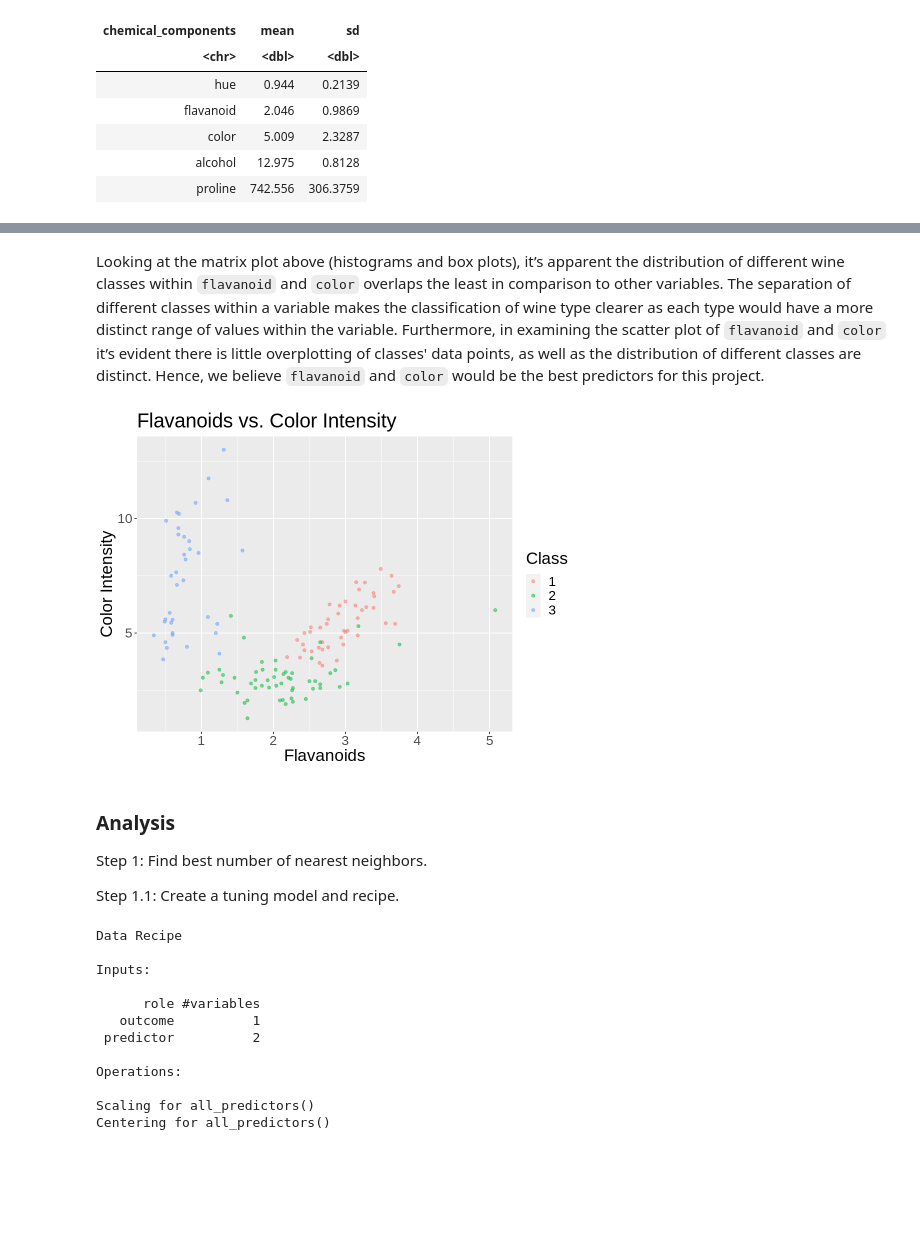
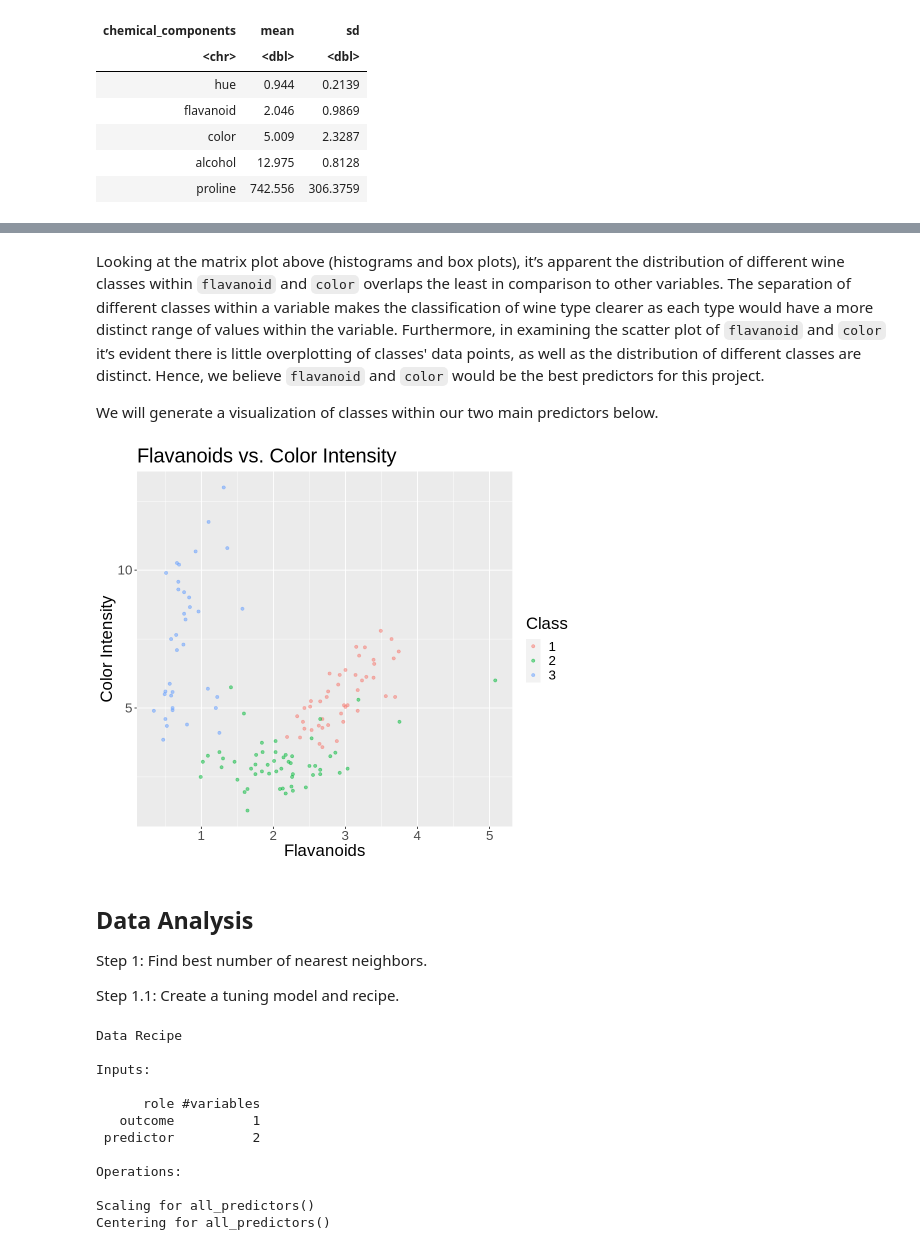
Before and after one commit to Herman-Liao/dsci100groupproject, a Jupyter notebook: Wine Analysis.ipynb, the cells around one changed output, grey strips where cells are left out. Drawn from its saved outputs; the diff is of its cells as text; code cells hidden in the pictures; blank space fills up the shorter version.

```diff
--- a/Wine Analysis.ipynb
+++ b/Wine Analysis.ipynb
@@ -220,18 +250,20 @@ ggpairs(wine_main, aes(color = class, alpha = 0.5), title = "Matrix plot of vari
 # %% [markdown]
 Looking at the matrix plot above (histograms and box plots), it’s apparent the distribution of different wine classes within `flavanoid` and `color` overlaps the least in comparison to other variables. The separation of different classes within a variable makes the classification of wine type clearer as each type would have a more distinct range of values within the variable. Furthermore, in examining the scatter plot of `flavanoid` and `color` it’s evident there is little overplotting of classes' data points, as well as the distribution of different classes are distinct. Hence, we believe `flavanoid` and `color` would be the best predictors for this project.
+
+We will generate a visualization of classes within our two main predictors below.
 # %%
 # Clearer scatter plot of Flavanoid vs Color Intensity
-options(repr.plot.width = 8, repr.plot.height = 6)
+options(repr.plot.width = 8, repr.plot.height = 7)
 plot_flava_color <- ggplot(wine_training, aes(x = flavanoid, y = color, color = class)) +
                       geom_point(alpha = 0.5) +
                       labs(x = "Flavanoids", y = "Color Intensity", color = "Class") +
                       ggtitle("Flavanoids vs. Color Intensity") +
                       theme(text = element_text(size = 20))
 plot_flava_color
 # %% [output]
-[figure, old version]
+[figure, new version]
 # %% [markdown]
-### Analysis
+## Data Analysis
 Step 1: Find best number of nearest neighbors.
 
 Step 1.1: Create a tuning model and recipe.
```
Also changed, not shown: parts of 29 cells of this notebook.
